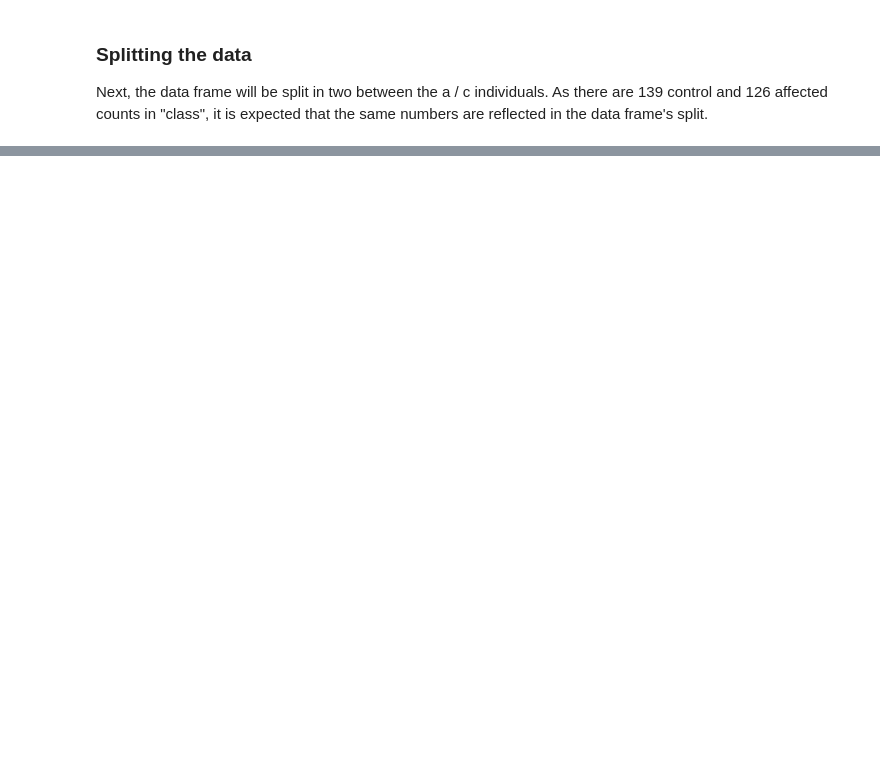
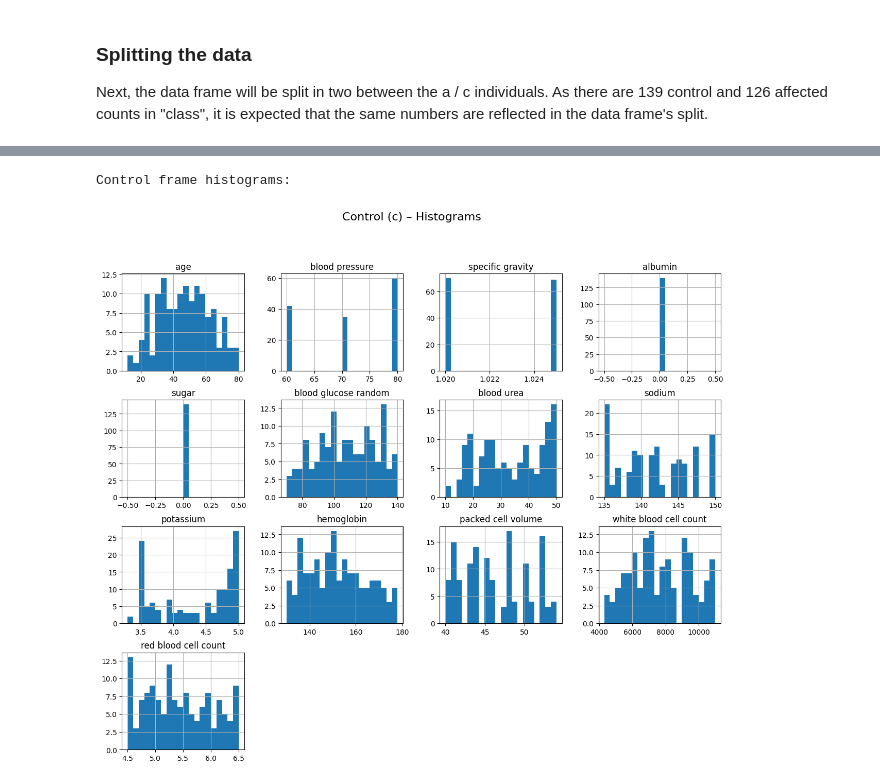
Before and after one commit to WelehoBRUDER/MetropoliaAMK-data-handling, a Jupyter notebook: task-1/main.ipynb, the cells around one changed output, grey strips where cells are left out. Saved outputs shown, nothing was run; the diff lists cells and outputs as text; code cells hidden in the pictures; blank space fills up the shorter version.

```diff
--- a/task-1/main.ipynb
+++ b/task-1/main.ipynb
@@ -149,0 +211,8 @@ reflected in the data frame's split.
+# %%
+print("Control frame histograms:")
+df_c[values].hist(figsize=(15, 12), bins=20)
+plt.suptitle("Control (c) – Histograms", fontsize=16)
+plt.show()
+# %% [output]
+Control frame histograms:
+[figure, added]
```
Also changed, not shown: parts of 16 cells of this notebook.
